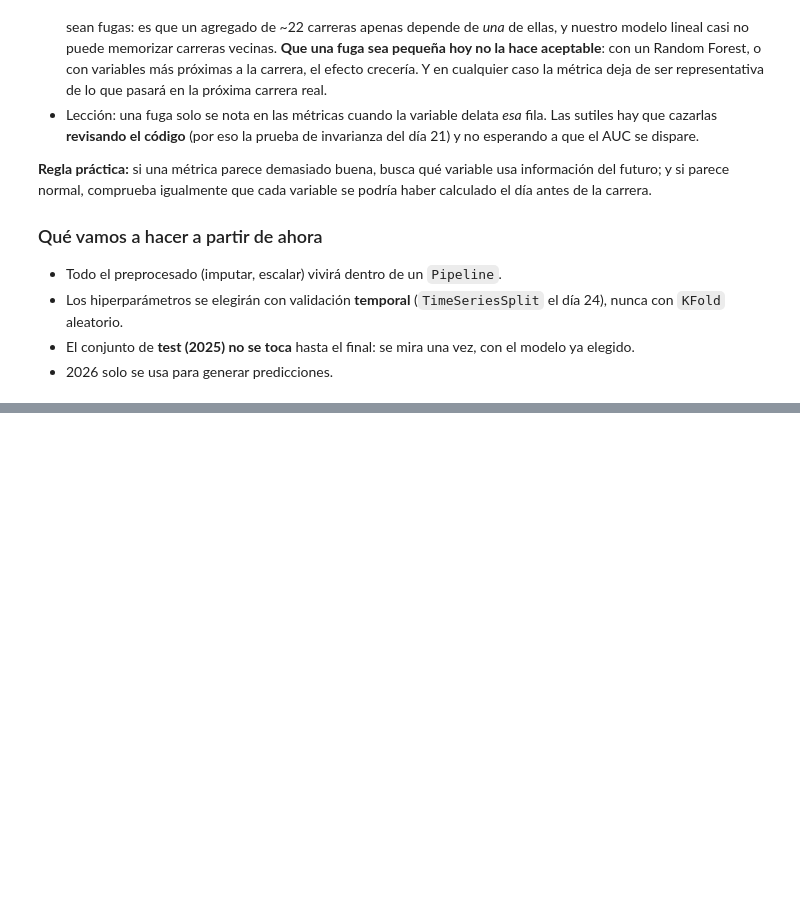
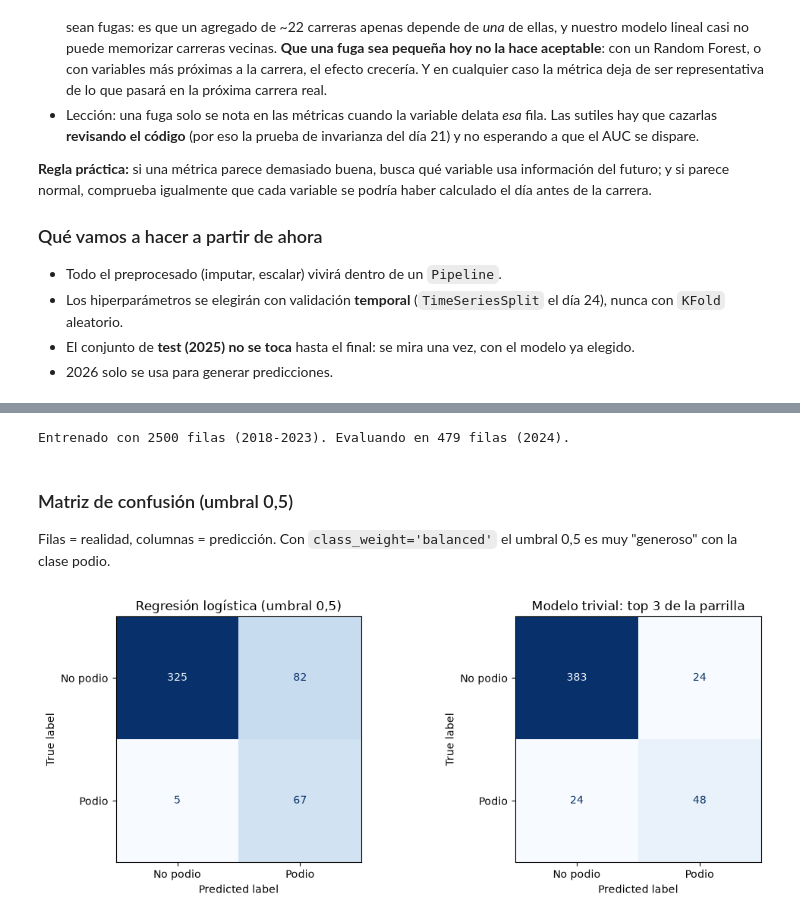
Before and after one commit to wewesito/f1-strategy-analytics, a Jupyter notebook: notebooks/04_prediccion.ipynb, the cells around one changed output, grey strips where cells are left out. Drawn from its saved outputs; the diff is of its cells as text; code cells hidden in the pictures; blank space fills up the shorter version.

Commit message:
Día 23: regresión logística y comparación con el modelo trivial
Co-Authored-By: Claude Sonnet 5.5 <noreply@anthropic.com>

```diff
--- a/notebooks/04_prediccion.ipynb
+++ b/notebooks/04_prediccion.ipynb
@@ -364,0 +380,30 @@ y si parece normal, comprueba igualmente que cada variable se podría haber calc
+# %%
+import model as md
+
+X_train, y_train = train[ft.FEATURES], train[ft.TARGET]
+X_val, y_val = val[ft.FEATURES], val[ft.TARGET]
+
+logit = md.pipeline_logistico().fit(X_train, y_train)
+proba_logit = logit.predict_proba(X_val)[:, 1]
+
+print('Entrenado con', len(X_train), 'filas (2018-2023). Evaluando en', len(X_val), 'filas (2024).')
+# %% [output]
+Entrenado con 2500 filas (2018-2023). Evaluando en 479 filas (2024).
+# %% [markdown]
+### Matriz de confusión (umbral 0,5)
+
+Filas = realidad, columnas = predicción. Con `class_weight='balanced'` el umbral 0,5 es muy "generoso" con la clase podio.
+# %%
+from sklearn.metrics import ConfusionMatrixDisplay
+
+fig, axes = plt.subplots(1, 2, figsize=(11, 4.2))
+cm1 = md.matriz_confusion(y_val, proba_logit)
+cm2 = md.matriz_confusion(y_val, md.pred_trivial_parrilla(val), umbral=0.5)
+for ax, cm, titulo in [(axes[0], cm1, 'Regresión logística (umbral 0,5)'),
+                       (axes[1], cm2, 'Modelo trivial: top 3 de la parrilla')]:
+    ConfusionMatrixDisplay(cm.values, display_labels=['No podio', 'Podio']).plot(ax=ax, colorbar=False, cmap='Blues')
+    ax.set_title(titulo)
+plt.tight_layout()
+plt.show()
+# %% [output]
+[figure, added]
```
Also changed, not shown: parts of 9 cells of this notebook, 1 other file.
